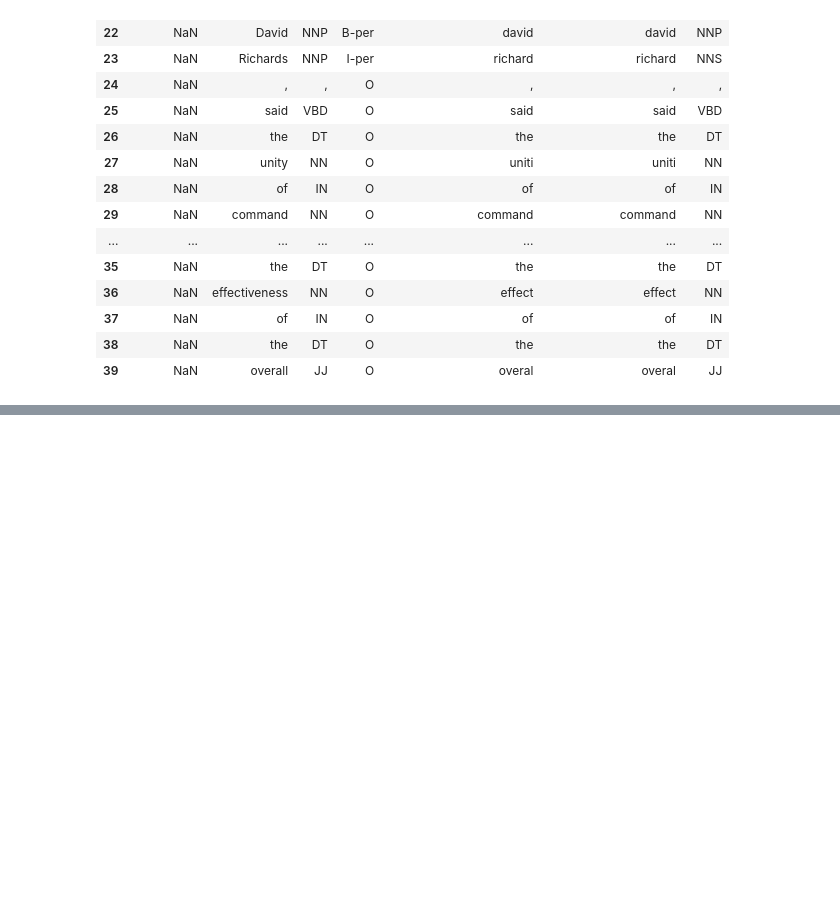
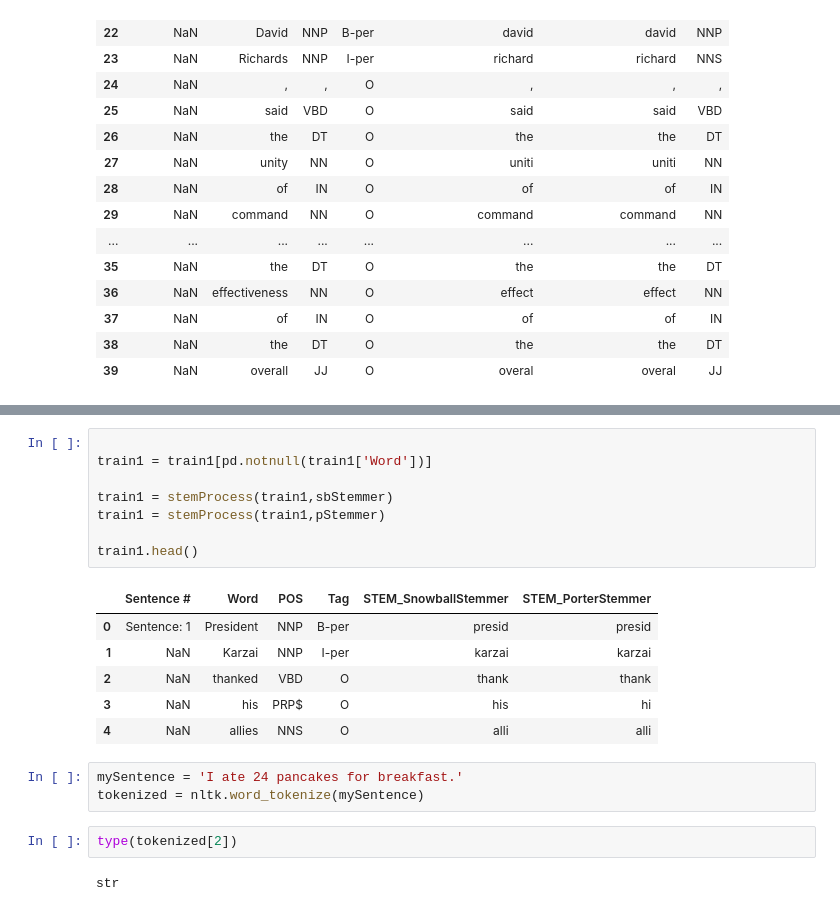
Before and after one commit to ujipet/TextMining, a Jupyter notebook: TextMining.ipynb, the cells around one changed output, grey strips where cells are left out. Cells and saved outputs as stored; diff of their text form; blank space fills up the shorter version.

```diff
--- a/TextMining.ipynb
+++ b/TextMining.ipynb
@@ -522,0 +445,22 @@ miniTrain
+# %%
+
+train1 = train1[pd.notnull(train1['Word'])]
+
+train1 = stemProcess(train1,sbStemmer)
+train1 = stemProcess(train1,pStemmer)
+
+train1.head()
+# %% [output]
+|  | Sentence # | Word | POS | Tag | STEM_SnowballStemmer | STEM_PorterStemmer |
+| 0 | Sentence: 1 | President | NNP | B-per | presid | presid |
+| 1 | NaN | Karzai | NNP | I-per | karzai | karzai |
+| 2 | NaN | thanked | VBD | O | thank | thank |
+| 3 | NaN | his | PRP$ | O | his | hi |
+| 4 | NaN | allies | NNS | O | alli | alli |
+# %%
+mySentence = 'I ate 24 pancakes for breakfast.'
+tokenized = nltk.word_tokenize(mySentence)
+# %%
+type(tokenized[2])
+# %% [output]
+str
```
Also changed, not shown: parts of 26 cells of this notebook.
